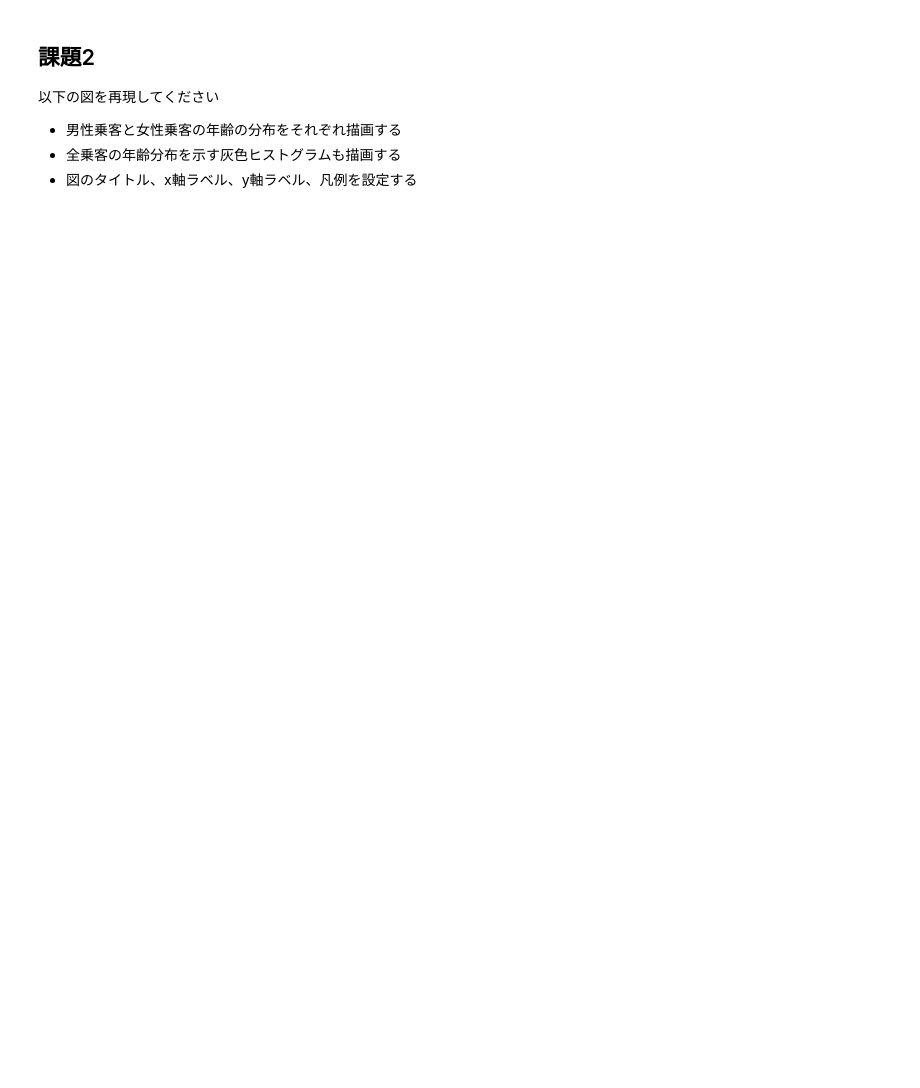
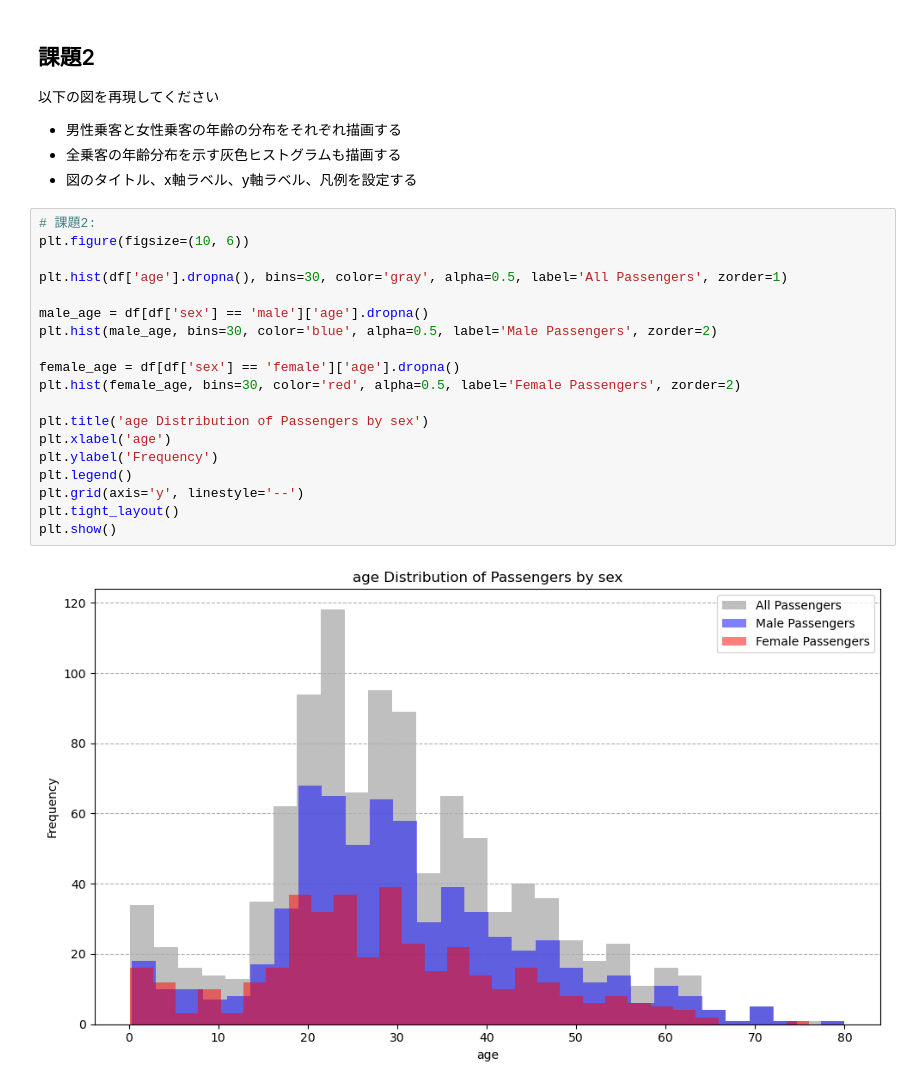
Before and after one commit to lvzeyu/chss_2025_assignment, a Jupyter notebook: Assignment8/assignment8.ipynb, the cells around one changed output. Saved outputs shown, nothing was run; the diff lists cells and outputs as text; blank space fills up the shorter version.

```diff
--- a/Assignment8/assignment8.ipynb
+++ b/Assignment8/assignment8.ipynb
@@ -26,5 +93,26 @@ df=pd.read_csv("https://raw.githubusercontent.com/lvzeyu/css_tohoku/master/css_t
 - 男性乗客と女性乗客の年齢の分布をそれぞれ描画する
 - 全乗客の年齢分布を示す灰色ヒストグラムも描画する
 - 図のタイトル、x軸ラベル、y軸ラベル、凡例を設定する
+# %%
+# 課題2:
+plt.figure(figsize=(10, 6))
+
+plt.hist(df['age'].dropna(), bins=30, color='gray', alpha=0.5, label='All Passengers', zorder=1)
+
+male_age = df[df['sex'] == 'male']['age'].dropna()
+plt.hist(male_age, bins=30, color='blue', alpha=0.5, label='Male Passengers', zorder=2)
+
+female_age = df[df['sex'] == 'female']['age'].dropna()
+plt.hist(female_age, bins=30, color='red', alpha=0.5, label='Female Passengers', zorder=2)
+
+plt.title('age Distribution of Passengers by sex')
+plt.xlabel('age')
+plt.ylabel('Frequency')
+plt.legend()
+plt.grid(axis='y', linestyle='--')
+plt.tight_layout()
+plt.show()
+# %% [output]
+[figure, added]
 # %% [markdown]
 ![](./Figure2.png)
```
Also changed, not shown: parts of 3 cells of this notebook, 6 other files.
